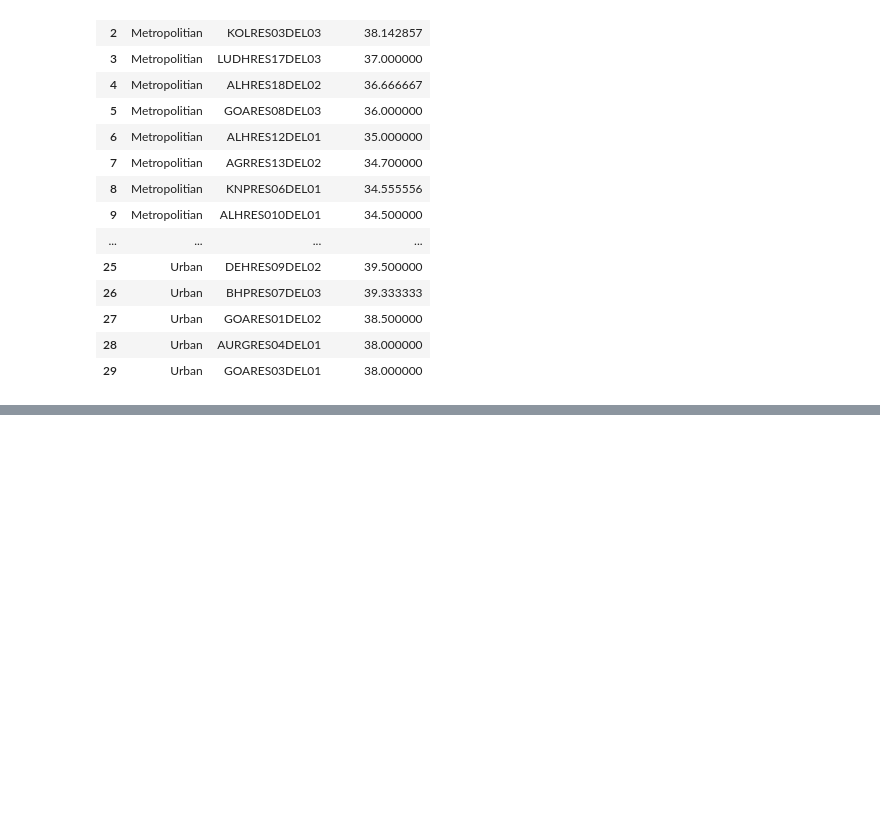
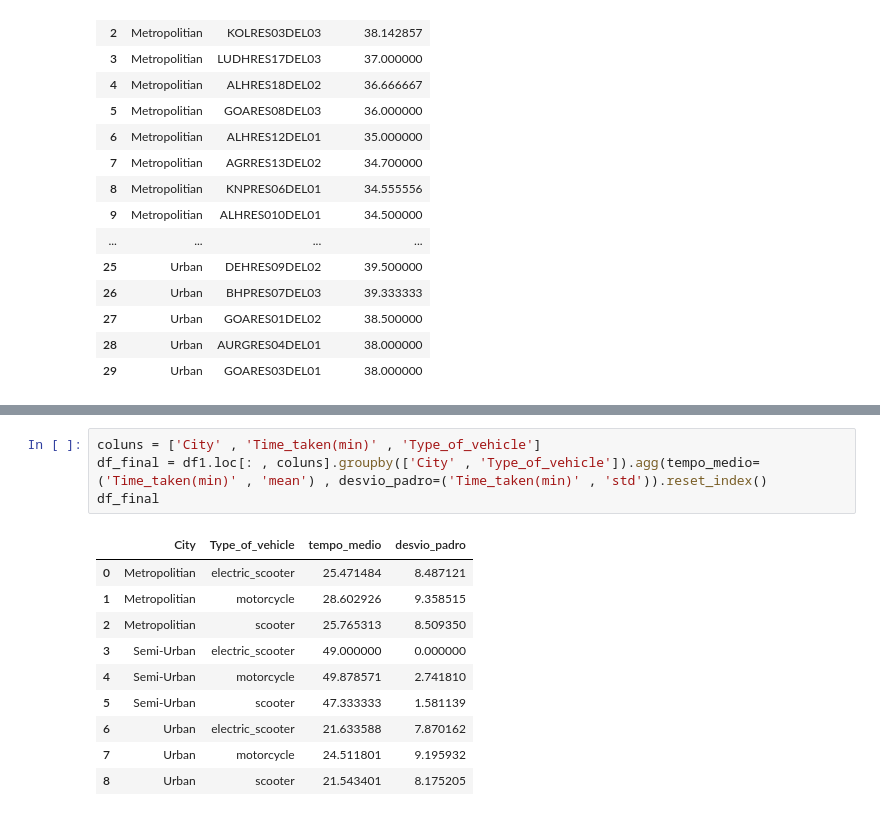
Before and after one commit to LinconSchafranski/ftc_curry_company, a Jupyter notebook: projeto_cury.ipynb, the cells around one changed output, grey strips where cells are left out. Drawn from its saved outputs; the diff is of its cells as text; blank space fills up the shorter version.

```diff
--- a/projeto_cury.ipynb
+++ b/projeto_cury.ipynb
@@ -412,0 +525,15 @@ DataFrameGroupBy.apply operated on the grouping columns. This behavior is deprec
+# %%
+coluns = ['City' , 'Time_taken(min)' , 'Type_of_vehicle']
+df_final = df1.loc[: , coluns].groupby(['City' , 'Type_of_vehicle']).agg(tempo_medio=('Time_taken(min)' , 'mean') , desvio_padro=('Time_taken(min)' , 'std')).reset_index()
+df_final
+# %% [output]
+|  | City | Type_of_vehicle | tempo_medio | desvio_padro |
+| 0 | Metropolitian | electric_scooter | 25.471484 | 8.487121 |
+| 1 | Metropolitian | motorcycle | 28.602926 | 9.358515 |
+| 2 | Metropolitian | scooter | 25.765313 | 8.509350 |
+| 3 | Semi-Urban | electric_scooter | 49.000000 | 0.000000 |
+| 4 | Semi-Urban | motorcycle | 49.878571 | 2.741810 |
+| 5 | Semi-Urban | scooter | 47.333333 | 1.581139 |
+| 6 | Urban | electric_scooter | 21.633588 | 7.870162 |
+| 7 | Urban | motorcycle | 24.511801 | 9.195932 |
+| 8 | Urban | scooter | 21.543401 | 8.175205 |
```
Also changed, not shown: parts of 27 cells of this notebook, 25 other files.
